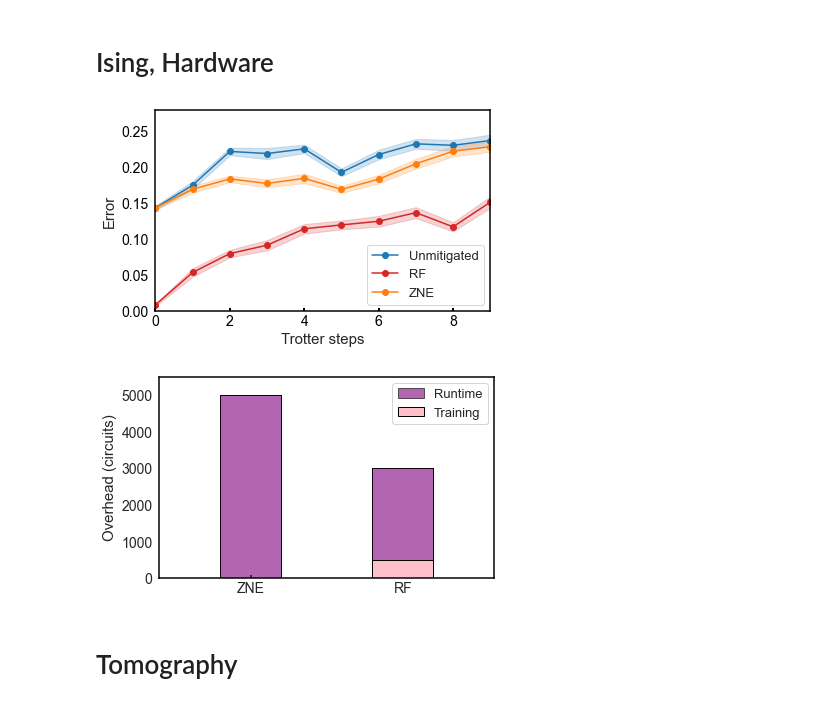
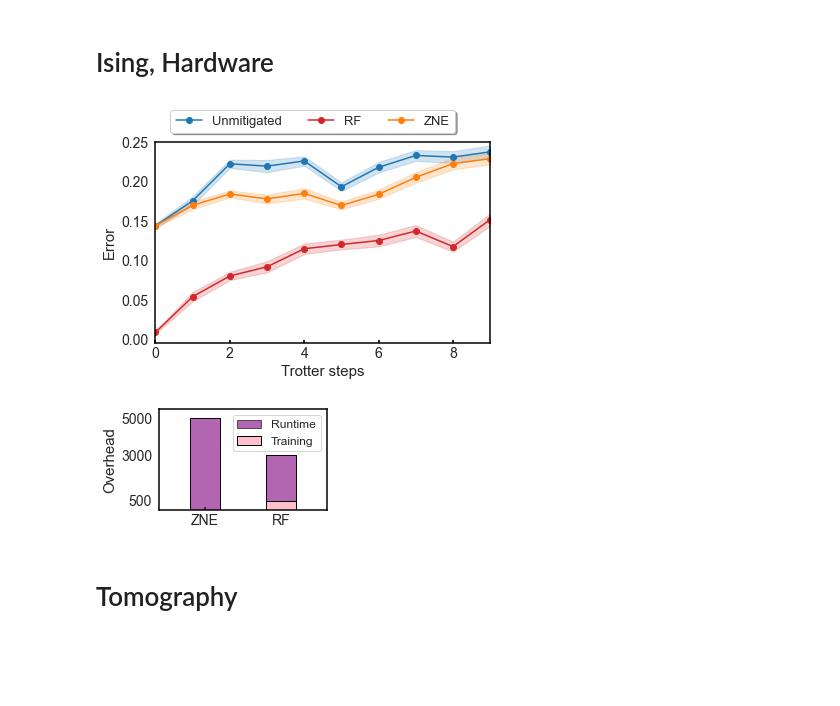
Before and after one commit to qiskit-community/ml-qem, a Jupyter notebook: docs/paper_figures/plot.ipynb, the cells around one changed output. Drawn from its saved outputs; the diff is of its cells as text; code cells hidden in the pictures; blank space fills up the shorter version.

```diff
--- a/docs/paper_figures/plot.ipynb
+++ b/docs/paper_figures/plot.ipynb
@@ -783,36 +783,37 @@ ax = [fig.add_subplot(1,1,i+1) for i in range(1)]
 plt.style.use({'figure.facecolor':'white'})
 
 steps = sorted(set(df_incoherent.step))
 legend_labels = ['Unmitigated', 'RF', 'ZNE']
 for i, col in enumerate(['L2_noisy', 'L2_rfr_list', 'L2_zne']):
     ax[0].plot(steps, df_mean_incoherent[col], label=legend_labels[i], marker='o', color=colors[legend_labels[i]])
     ax[0].fill_between(x=steps, y1=df_mean_incoherent[col]-df_ste_incoherent[col], y2=df_mean_incoherent[col]+df_ste_incoherent[col], alpha=0.2, color=colors[legend_labels[i]])
 
 for a in ax:
     a.vlines(x=14, ymin=-100, ymax=100, color='gray', linestyles='dashed', linewidth=2.2)
     a.xaxis.set_tick_params(
     which='both',      # both major and minor ticks are affected
     bottom=True,      # ticks along the bottom edge are off
     top=False,         # ticks along the top edge are off
     labelbottom=True, # labels along the bottom edge are off
     direction='in',
     width=2)
     a.grid(None)
     for axis in ['top','bottom','left','right']:
         a.spines[axis].set_linewidth(1.5)
         a.spines[axis].set_color('black')
 
-ax[0].legend(fontsize=fs-2, loc='lower right')
+ax[0].legend(loc='upper center', bbox_to_anchor=(0.47, 2.28/2+0.05),
+          fancybox=True, shadow=True, ncol=3, fontsize=fs-2)
 
 ax[0].set_xlabel('Trotter steps', fontsize=fs)
 ax[0].set_ylabel(r'Error', fontsize=fs)
-ax[0].set_ylim([0, 0.28])
+ax[0].set_ylim([-0.005, 0.25])
 ax[0].set_xlim([0, 9])
 
 plt.savefig("/Users/haoranliao/GitHub/blackwater/docs/paper_figures/fig_4q_hardware.pdf", dpi=300, bbox_inches='tight', transparent=True)
 plt.show()
 # %% [output]
-[figure, old version]
+[figure, new version]
 # %%
 ms, fs, lw, elw, cs = 9, 15, 2.5, 2, 0
 marker = '.'
@@ -820,7 +821,7 @@ mpl.rc('xtick', labelsize=14)
 mpl.rc('ytick', labelsize=14)
 mpl.rc('font', weight='normal')
 
-fig = plt.figure(figsize=(6, 6/1.618))
+fig = plt.figure(figsize=(3, 3/1.618))
 width = 0.1
 indices = np.array([0, 0.25])
 plt.style.use({'figure.facecolor':'white'})
@@ -829,10 +830,12 @@ plt.bar(x=indices, height=[5000, 3000], width=width, label='Runtime', color='pur
 plt.bar(x=indices, height=[0, 500], width=width, label='Training', color='pink', alpha=1, edgecolor='k')
 plt.xlim([-0.15, 0.4])
 plt.ylim([0, 5500])
-plt.ylabel('Overhead (circuits)', fontsize=fs)
-plt.legend(fontsize=fs-2)
+plt.ylabel('Overhead', fontsize=fs)
+plt.legend(fontsize=fs-3)
 
 for a in [plt.gca()]:
+    a.set_yticks([500, 3000, 5000])
+    a.tick_params(axis='x', which='major', pad=4)
     a.vlines(x=14, ymin=-100, ymax=100, color='gray', linestyles='dashed', linewidth=2.2)
     a.xaxis.set_tick_params(
     which='both',      # both major and minor ticks are affected
@@ -849,7 +852,7 @@ for a in [plt.gca()]:
 plt.xticks(indices, ['ZNE', 'RF'])
 plt.savefig("/Users/haoranliao/GitHub/blackwater/docs/paper_figures/fig_4q_hardware_overhead.pdf", dpi=300, bbox_inches='tight', transparent=True)
 # %% [output]
-[figure, old version]
+[figure, new version]
 # %% [markdown]
 # Tomography
 # %%
```
Also changed, not shown: parts of 1 cell of this notebook, 7 other files.
